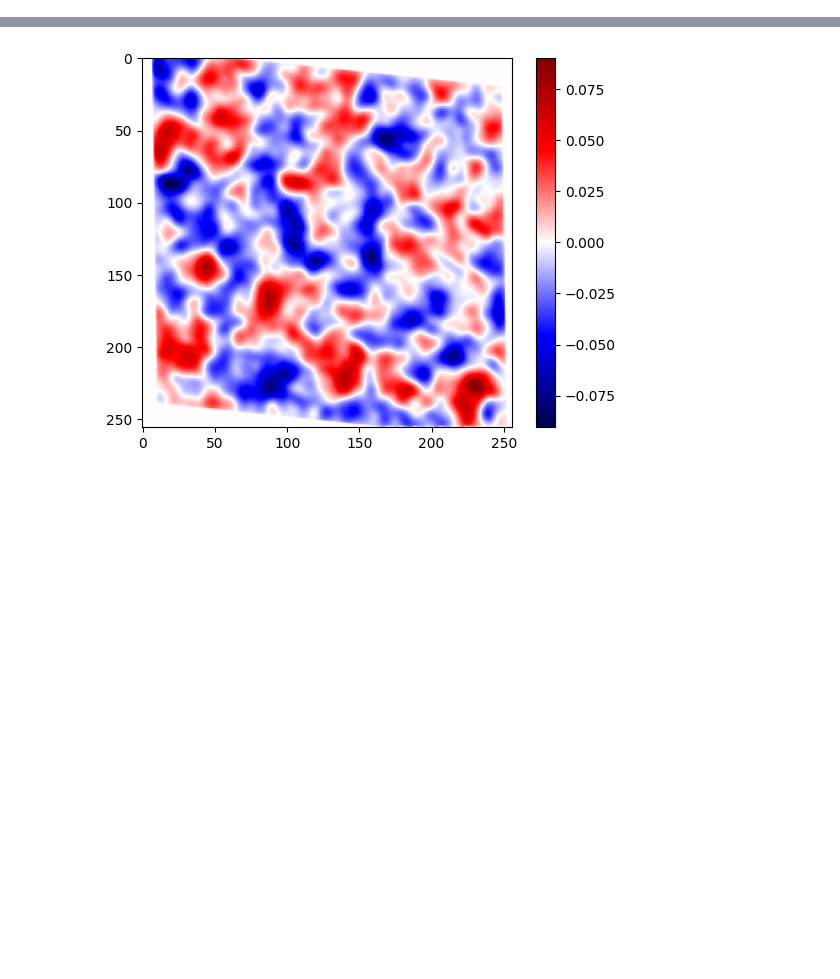
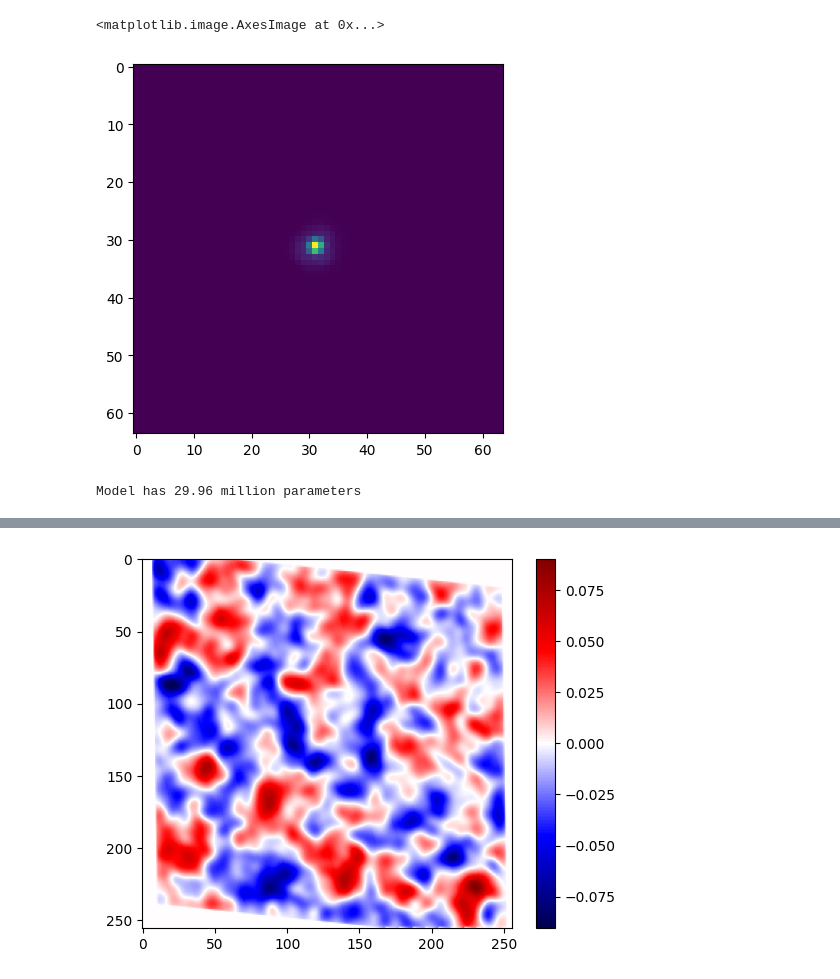
Before and after one commit to AlexandreAdam/DeblendingGalaxies, a Jupyter notebook: notebooks/kernel_slic.ipynb, the cells around one changed output, grey strips where cells are left out. Saved outputs shown, nothing was run; the diff lists cells and outputs as text; code cells hidden in the pictures; blank space fills up the shorter version.

```diff
--- a/notebooks/kernel_slic.ipynb
+++ b/notebooks/kernel_slic.ipynb
@@ -68,6 +86,6 @@ data.info()
 # %%
-model_pixels = 64
-model_pixel_size = 0.05#/4
+model_pixels = 264
+model_pixel_size = 0.05/4
 super_sampling_factor = 4 # for the PSF
 
 n_obs = 1
@@ -92,12 +121,20 @@ forward_model = make_forward_model(
 in_dim = [1, model_pixels, model_pixels]
 out_dim = [1, 64, 64]
 kernel = effective_kernel(forward_model, in_dim, out_dim, 0, model_pixels//2, model_pixels//2).view(1, 64, 64)
+# %%
+plt.imshow(kernel.squeeze().cpu())
+# %% [output]
+<matplotlib.image.AxesImage at 0x...>
+[figure, added]
 # %%
-checkpoint_dir = "/home/aadam/scratch/DeblendingGalaxies/models/ncsnpp_vp_hst_noise_flat_field_psf_f814w_ssf1_230816214815"
+# checkpoint_dir = "/home/aadam/scratch/DeblendingGalaxies/models/ncsnpp_vp_hst_noise_flat_field_psf_f814w_ssf1_230816214815"
+checkpoint_dir = "/home/aadam/scratch/DeblendingGalaxies/models/ncsnpp_vp_hst_noise_flat_field_psf_f814w_ssf4_230816222214"
 
 
 model = KernelSLIC(in_dim, out_dim, forward_model, checkpoints_directory=checkpoint_dir)
 print(f"Model has {sum([np.prod(p.shape) for p in model.parameters()]) / 1e6:.2f} million parameters")
+# %% [output]
+Model has 29.96 million parameters
 # %%
 z = model.sde.prior(model.idim).sample([1]).to(DEVICE)
 z = model.forward_model(z)
```
Also changed, not shown: parts of 12 cells of this notebook, 2 other files.
